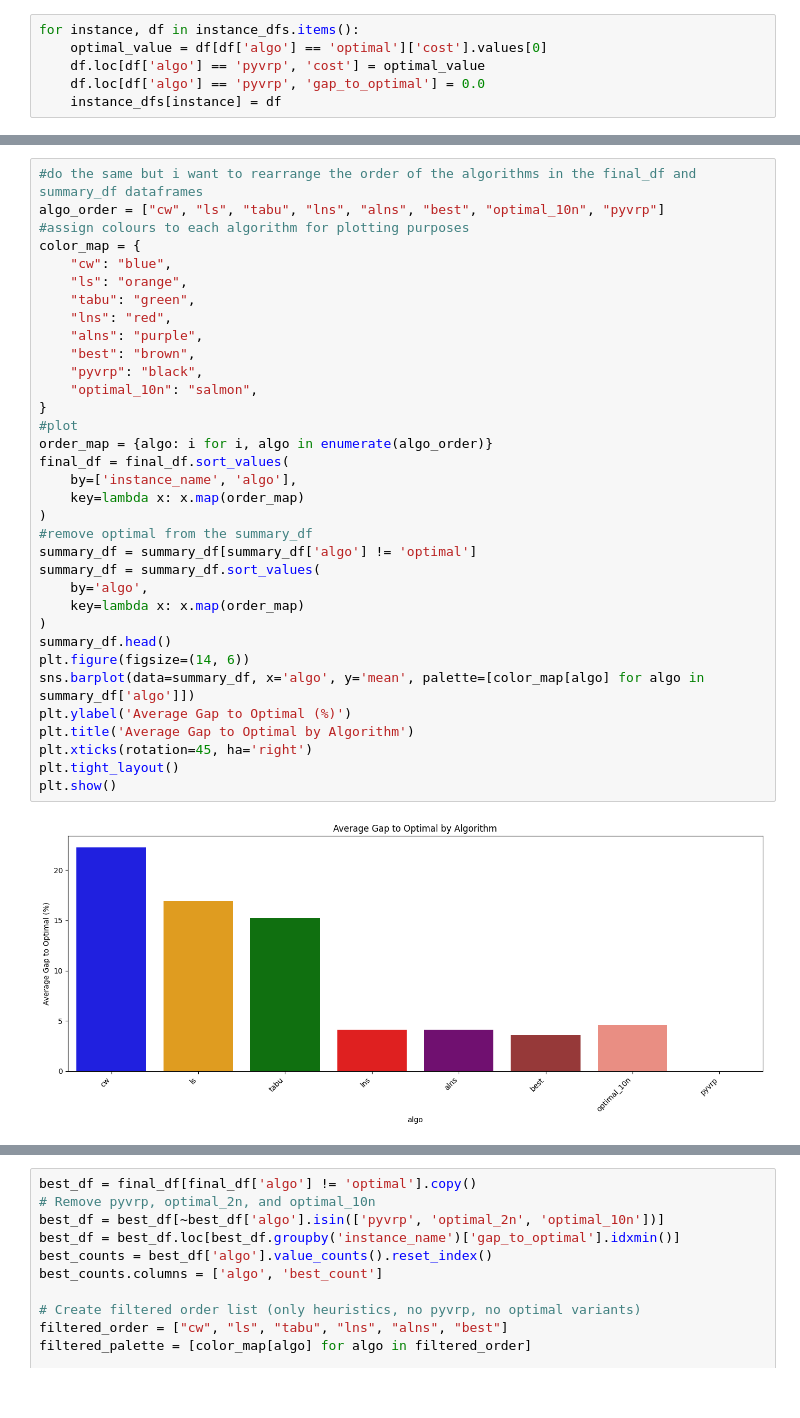
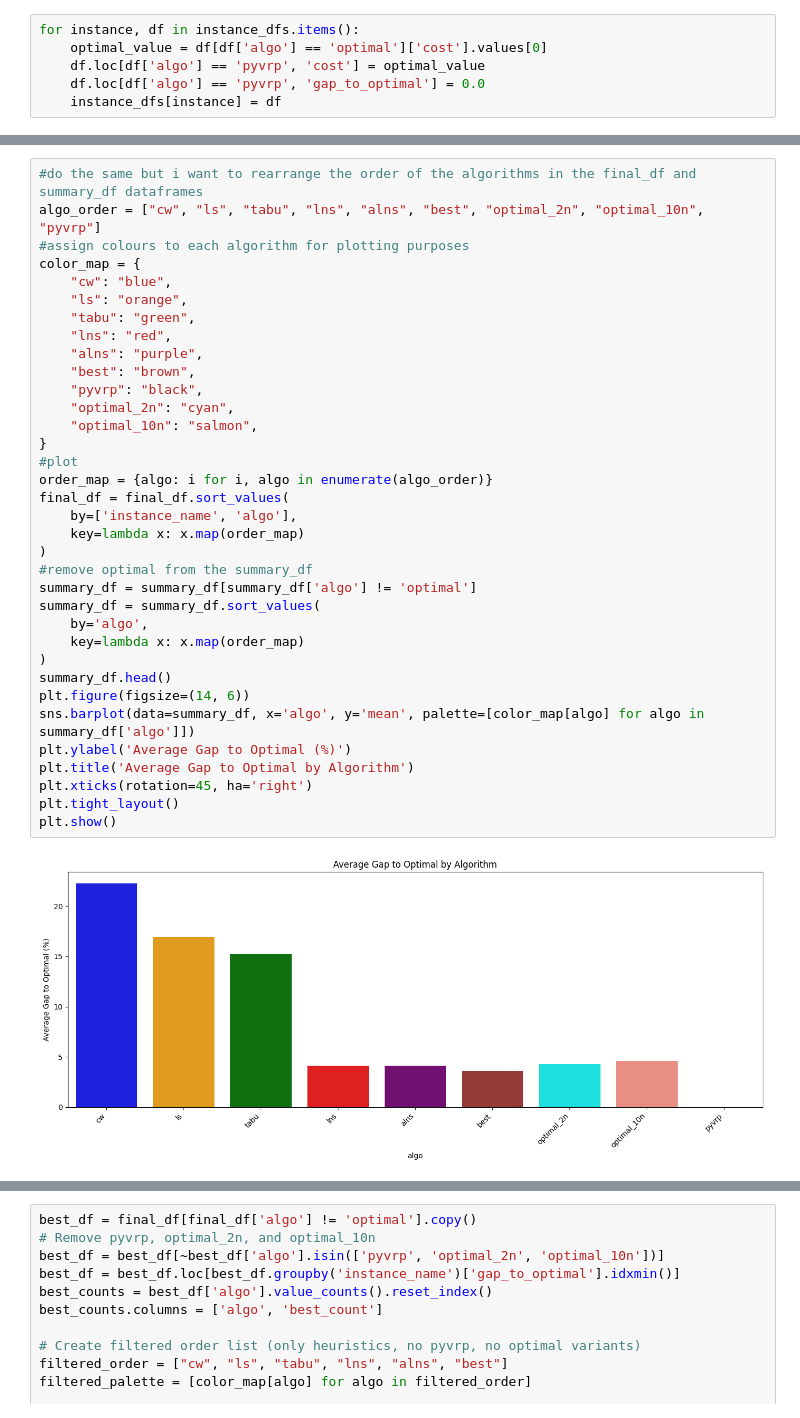
Before and after one commit to TeoSkondras/optimal-vs-heuristics-vrp, a Jupyter notebook: compare_results_vrptw.ipynb, the cells around one changed output, grey strips where cells are left out. Drawn from its saved outputs; the diff is of its cells as text.

```diff
--- a/compare_results_vrptw.ipynb
+++ b/compare_results_vrptw.ipynb
@@ -264,39 +271,40 @@ summary_df.head(10)
 # %%
 #do the same but i want to rearrange the order of the algorithms in the final_df and summary_df dataframes
-algo_order = ["cw", "ls", "tabu", "lns", "alns", "best", "optimal_10n", "pyvrp"]
+algo_order = ["cw", "ls", "tabu", "lns", "alns", "best", "optimal_2n", "optimal_10n", "pyvrp"]
 #assign colours to each algorithm for plotting purposes
 color_map = {
     "cw": "blue",
     "ls": "orange",
     "tabu": "green",
     "lns": "red",
     "alns": "purple",
     "best": "brown",
     "pyvrp": "black",
+    "optimal_2n": "cyan",
     "optimal_10n": "salmon",
 }
 #plot
 order_map = {algo: i for i, algo in enumerate(algo_order)}
 final_df = final_df.sort_values(
     by=['instance_name', 'algo'],
     key=lambda x: x.map(order_map)
 )
 #remove optimal from the summary_df
 summary_df = summary_df[summary_df['algo'] != 'optimal']
 summary_df = summary_df.sort_values(
     by='algo',
     key=lambda x: x.map(order_map)
 )
 summary_df.head()
 plt.figure(figsize=(14, 6))
 sns.barplot(data=summary_df, x='algo', y='mean', palette=[color_map[algo] for algo in summary_df['algo']])
 plt.ylabel('Average Gap to Optimal (%)')
 plt.title('Average Gap to Optimal by Algorithm')
 plt.xticks(rotation=45, ha='right')
 plt.tight_layout()
 plt.show()
 # %% [output]
-[figure, old version]
+[figure, new version]
 # %%
 #calculate the mean and std time_to_best for each algorithm
 time_summary_df = final_df.groupby('algo')['time_to_best'].agg(['mean', 'std']).reset_index()
```
Also changed, not shown: parts of 7 cells of this notebook.
